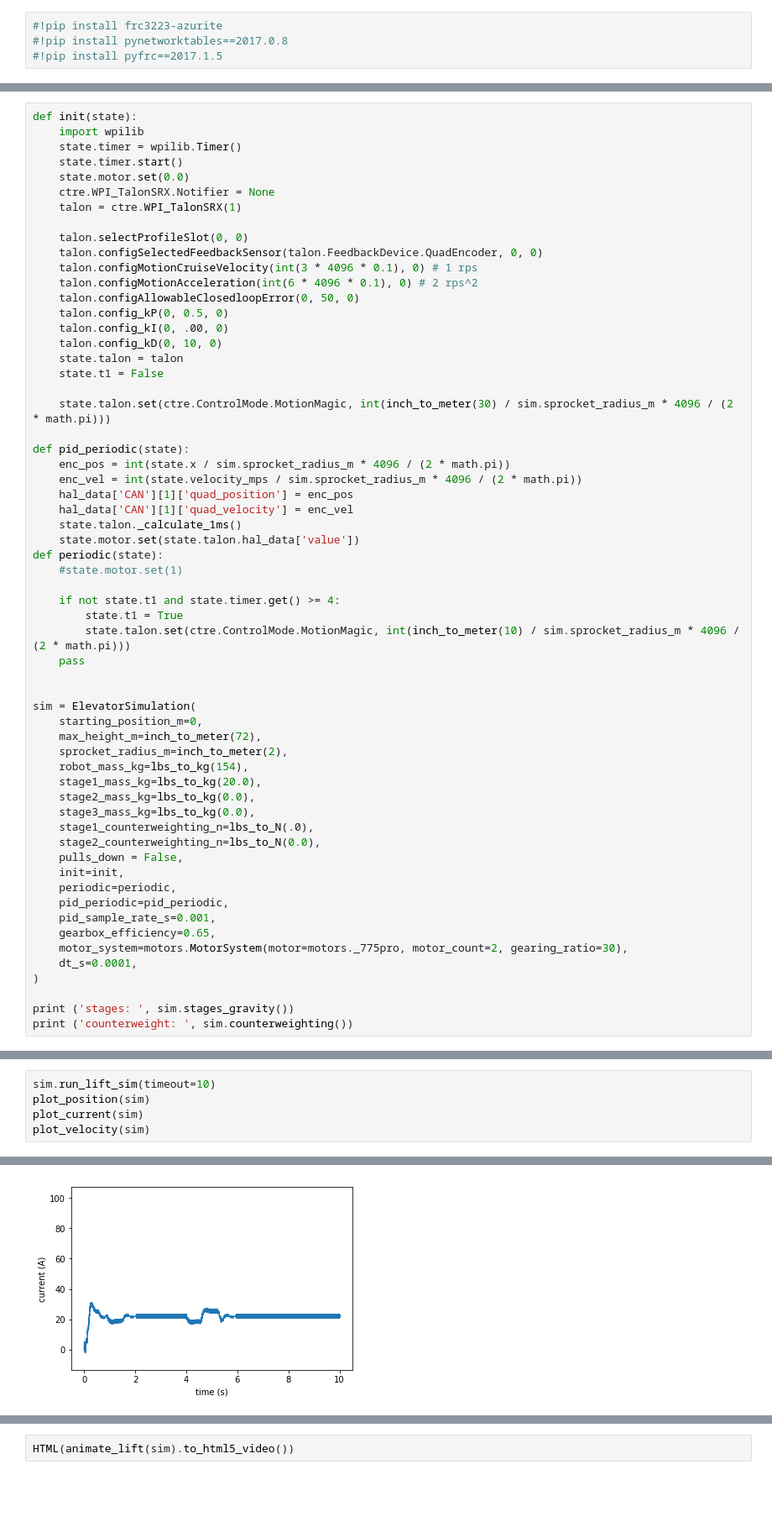
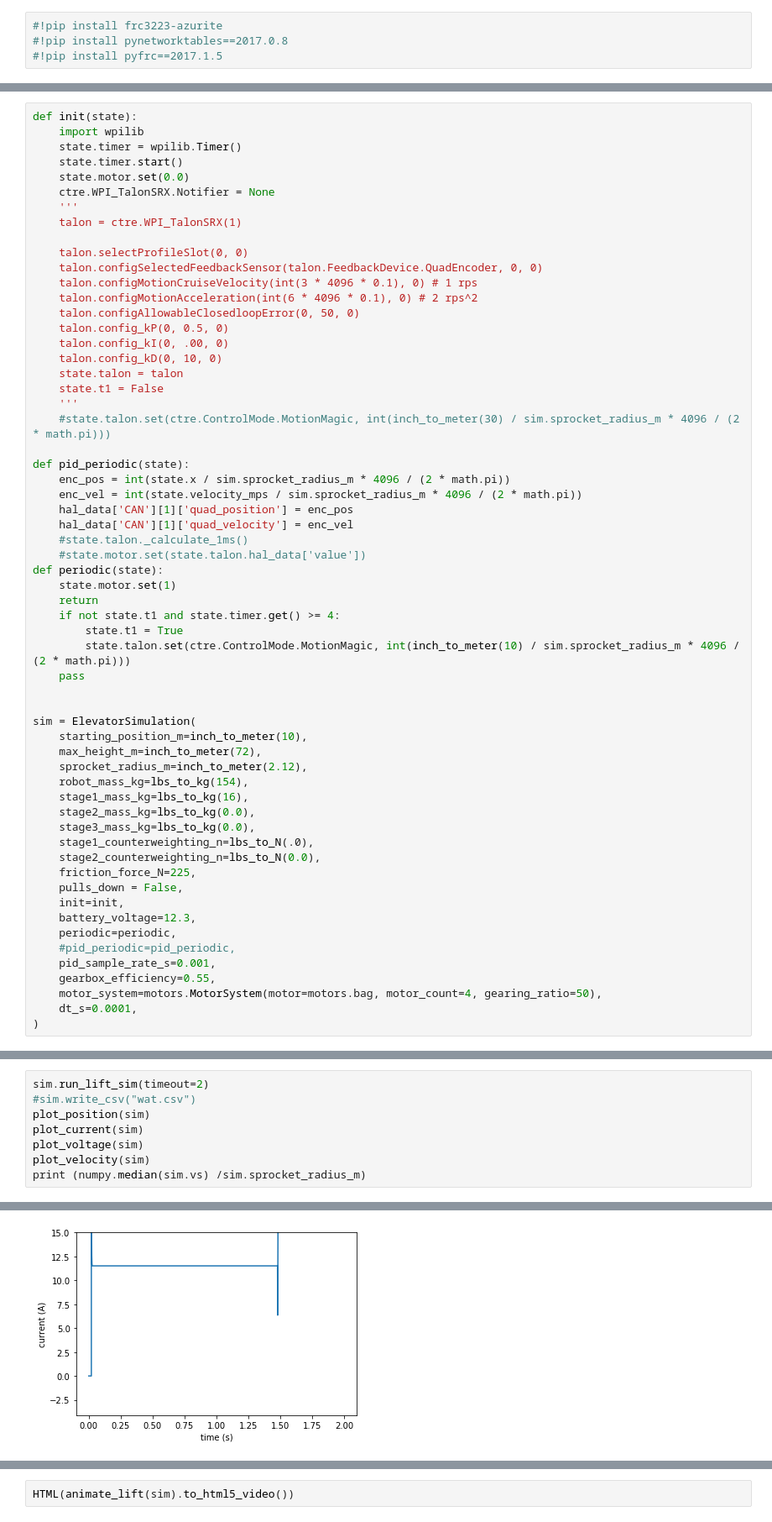
Before and after one commit to ariovistus/mechsim, a Jupyter notebook: elevator.ipynb, the cells around one changed output, grey strips where cells are left out. Shown at 84% size. Cells and saved outputs as stored; diff of their text form; blank space fills up the shorter version.

```diff
--- a/elevator.ipynb
+++ b/elevator.ipynb
@@ -102,6 +108,7 @@ def init(state):
     state.timer.start()
     state.motor.set(0.0)
     ctre.WPI_TalonSRX.Notifier = None
+    '''
     talon = ctre.WPI_TalonSRX(1)
 
     talon.selectProfileSlot(0, 0)
@@ -114,19 +121,19 @@ def init(state):
     talon.config_kD(0, 10, 0)
     state.talon = talon
     state.t1 = False
-
-    state.talon.set(ctre.ControlMode.MotionMagic, int(inch_to_meter(30) / sim.sprocket_radius_m * 4096 / (2 * math.pi)))
+    '''
+    #state.talon.set(ctre.ControlMode.MotionMagic, int(inch_to_meter(30) / sim.sprocket_radius_m * 4096 / (2 * math.pi)))
 
 def pid_periodic(state):
     enc_pos = int(state.x / sim.sprocket_radius_m * 4096 / (2 * math.pi))
     enc_vel = int(state.velocity_mps / sim.sprocket_radius_m * 4096 / (2 * math.pi))
     hal_data['CAN'][1]['quad_position'] = enc_pos
     hal_data['CAN'][1]['quad_velocity'] = enc_vel
-    state.talon._calculate_1ms()
-    state.motor.set(state.talon.hal_data['value'])
+    #state.talon._calculate_1ms()
+    #state.motor.set(state.talon.hal_data['value'])
 def periodic(state):
-    #state.motor.set(1)
-
+    state.motor.set(1)
+    return
     if not state.t1 and state.timer.get() >= 4:
         state.t1 = True
         state.talon.set(ctre.ControlMode.MotionMagic, int(inch_to_meter(10) / sim.sprocket_radius_m * 4096 / (2 * math.pi)))
@@ -134,24 +141,23 @@ def periodic(state):
 
 
 sim = ElevatorSimulation(
-    starting_position_m=0,
+    starting_position_m=inch_to_meter(10),
     max_height_m=inch_to_meter(72),
-    sprocket_radius_m=inch_to_meter(2),
+    sprocket_radius_m=inch_to_meter(2.12),
     robot_mass_kg=lbs_to_kg(154),
-    stage1_mass_kg=lbs_to_kg(20.0),
+    stage1_mass_kg=lbs_to_kg(16),
     stage2_mass_kg=lbs_to_kg(0.0),
     stage3_mass_kg=lbs_to_kg(0.0),
     stage1_counterweighting_n=lbs_to_N(.0),
     stage2_counterweighting_n=lbs_to_N(0.0),
+    friction_force_N=225,
     pulls_down = False,
     init=init,
+    battery_voltage=12.3,
     periodic=periodic,
-    pid_periodic=pid_periodic,
+    #pid_periodic=pid_periodic,
     pid_sample_rate_s=0.001,
-    gearbox_efficiency=0.65,
-    motor_system=motors.MotorSystem(motor=motors._775pro, motor_count=2, gearing_ratio=30),
+    gearbox_efficiency=0.55,
+    motor_system=motors.MotorSystem(motor=motors.bag, motor_count=4, gearing_ratio=50),
     dt_s=0.0001,
 )
-
-print ('stages: ', sim.stages_gravity())
-print ('counterweight: ', sim.counterweighting())
@@ -185,6 +164,9 @@ print(t2 )
 # %%
-sim.run_lift_sim(timeout=10)
+sim.run_lift_sim(timeout=2)
+#sim.write_csv("wat.csv")
 plot_position(sim)
 plot_current(sim)
+plot_voltage(sim)
 plot_velocity(sim)
+print (numpy.median(sim.vs) /sim.sprocket_radius_m)
 # %% [output]
@@ -192 +174 @@ plot_velocity(sim)
-[figure, old version]
+[figure, new version]
```
Also changed, not shown: parts of 10 cells of this notebook, 5 other files.
